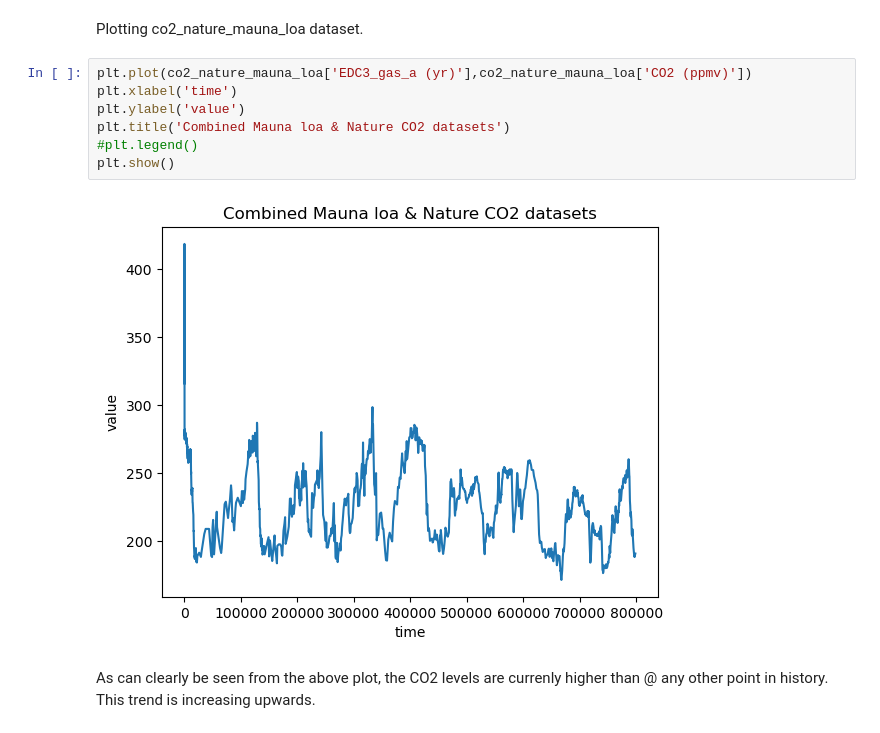
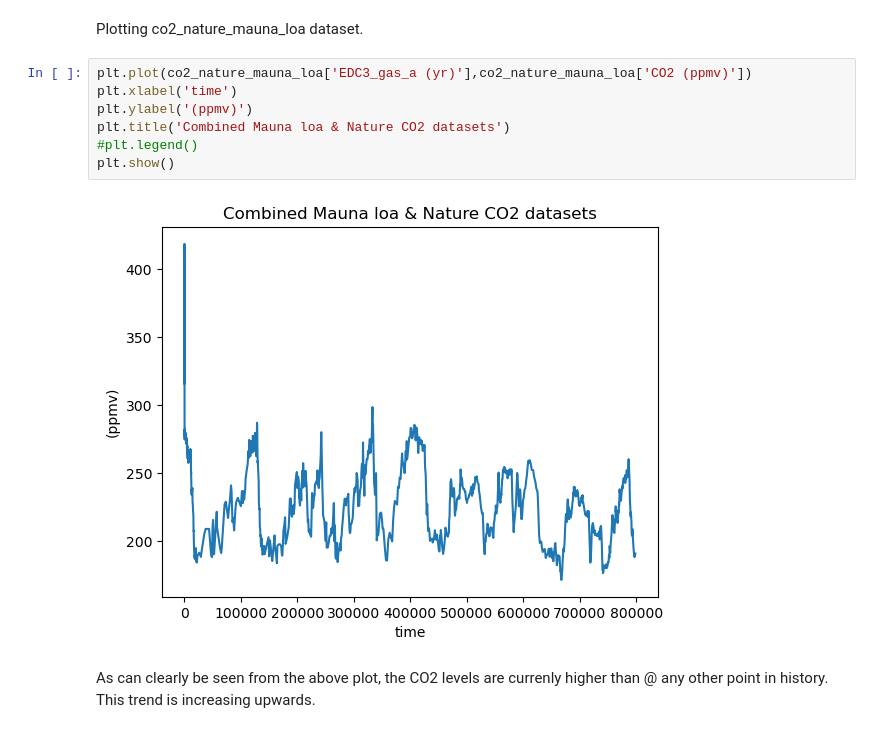
Before and after one commit to dectan/Programming-for-Data-Analysis-Project-2, a Jupyter notebook: Project 2.ipynb, the cells around one changed output. Drawn from its saved outputs; the diff is of its cells as text.

```diff
--- a/Project 2.ipynb
+++ b/Project 2.ipynb
@@ -333,12 +333,12 @@ Plotting co2_nature_mauna_loa dataset.
 # %%
 plt.plot(co2_nature_mauna_loa['EDC3_gas_a (yr)'],co2_nature_mauna_loa['CO2 (ppmv)'])
 plt.xlabel('time')
-plt.ylabel('value')
+plt.ylabel('(ppmv)')
 plt.title('Combined Mauna loa & Nature CO2 datasets')
 #plt.legend()
 plt.show()
 # %% [output]
-[figure, old version]
+[figure, new version]
 # %% [markdown]
 As can clearly be seen from the above plot, the CO2 levels are currenly higher than @ any other point in history. This trend is increasing upwards.
 # %% [markdown]
```
Also changed, not shown: parts of 5 cells of this notebook.
